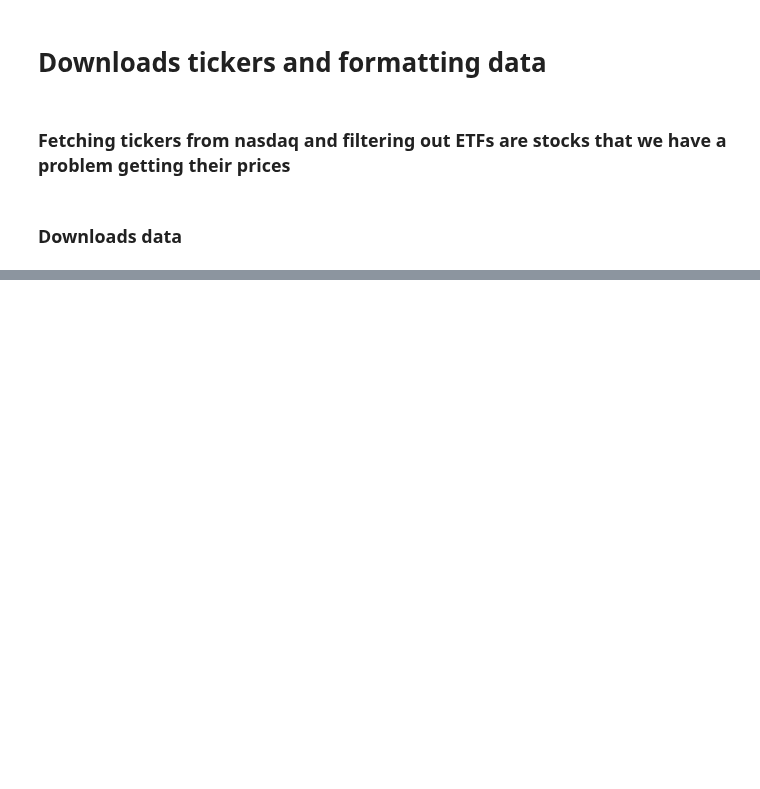
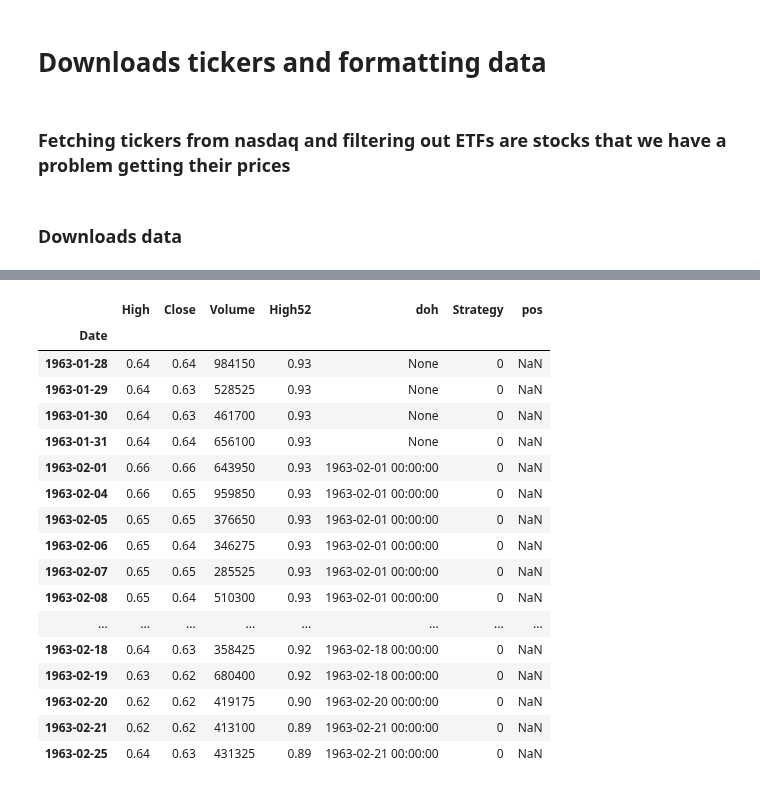
Before and after one commit to Idanq1/Stocks-Strategies, a Jupyter notebook: 52 week/Back testing.ipynb, the cells around one changed output, grey strips where cells are left out. Saved outputs shown, nothing was run; the diff lists cells and outputs as text; code cells hidden in the pictures; blank space fills up the shorter version.

```diff
--- a/52 week/Back testing.ipynb
+++ b/52 week/Back testing.ipynb
@@ -77,0 +94,21 @@ def buy_signal
+# %%
+df[270:290]
+# %% [output]
+|  | High | Close | Volume | High52 | doh | Strategy | pos |
+| Date |  |  |  |  |  |  |  |
+| 1963-01-28 | 0.64 | 0.64 | 984150 | 0.93 | None | 0 | NaN |
+| 1963-01-29 | 0.64 | 0.63 | 528525 | 0.93 | None | 0 | NaN |
+| 1963-01-30 | 0.64 | 0.63 | 461700 | 0.93 | None | 0 | NaN |
+| 1963-01-31 | 0.64 | 0.64 | 656100 | 0.93 | None | 0 | NaN |
+| 1963-02-01 | 0.66 | 0.66 | 643950 | 0.93 | 1963-02-01 00:00:00 | 0 | NaN |
+| 1963-02-04 | 0.66 | 0.65 | 959850 | 0.93 | 1963-02-01 00:00:00 | 0 | NaN |
+| 1963-02-05 | 0.65 | 0.65 | 376650 | 0.93 | 1963-02-01 00:00:00 | 0 | NaN |
+| 1963-02-06 | 0.65 | 0.64 | 346275 | 0.93 | 1963-02-01 00:00:00 | 0 | NaN |
+| 1963-02-07 | 0.65 | 0.65 | 285525 | 0.93 | 1963-02-01 00:00:00 | 0 | NaN |
+| 1963-02-08 | 0.65 | 0.64 | 510300 | 0.93 | 1963-02-01 00:00:00 | 0 | NaN |
+| ... | ... | ... | ... | ... | ... | ... | ... |
+| 1963-02-18 | 0.64 | 0.63 | 358425 | 0.92 | 1963-02-18 00:00:00 | 0 | NaN |
+| 1963-02-19 | 0.63 | 0.62 | 680400 | 0.92 | 1963-02-18 00:00:00 | 0 | NaN |
+| 1963-02-20 | 0.62 | 0.62 | 419175 | 0.90 | 1963-02-20 00:00:00 | 0 | NaN |
+| 1963-02-21 | 0.62 | 0.62 | 413100 | 0.89 | 1963-02-21 00:00:00 | 0 | NaN |
+| 1963-02-25 | 0.64 | 0.63 | 431325 | 0.89 | 1963-02-21 00:00:00 | 0 | NaN |
```
Also changed, not shown: parts of 14 cells of this notebook, 2 other files.
